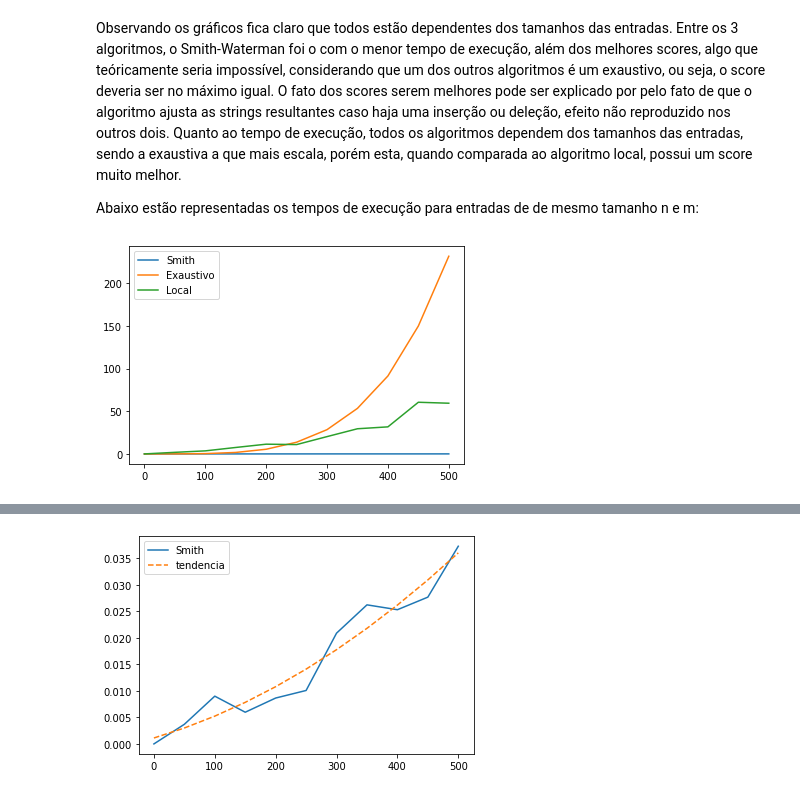
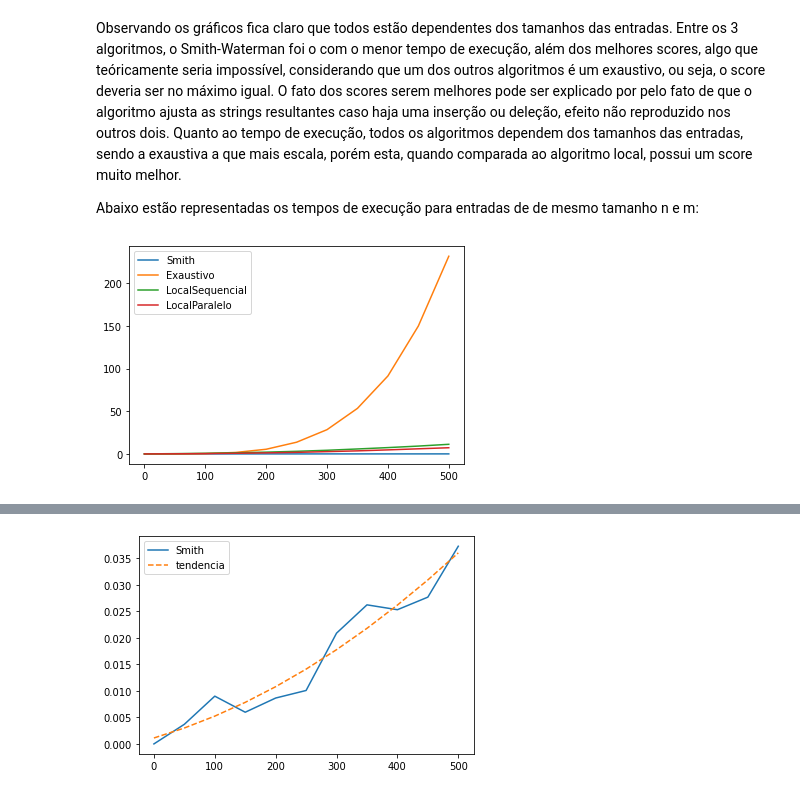
Before and after one commit to lucaskf1996/DnaAlignmentAlgorithmComparison, a Jupyter notebook: DnaAnalysis.ipynb, the cells around one changed output, grey strips where cells are left out. Saved outputs shown, nothing was run; the diff lists cells and outputs as text; code cells hidden in the pictures.

Commit message:
local algo done

```diff
--- a/DnaAnalysis.ipynb
+++ b/DnaAnalysis.ipynb
@@ -85,12 +93,18 @@ for i in files:
     if 'smith' in i:
         with open('./resultados/'+i) as f:
             smith = f.read()
-    if 'random2' in i:
+    if 'randomSequential2' in i:
         with open('./resultados/'+i) as f:
-            random2 = f.read()
-    if 'random1' in i:
+            randomSequential2 = f.read()
+    if 'randomSequential1' in i:
         with open('./resultados/'+i) as f:
-            random1 = f.read()
+            randomSequential1 = f.read()
+    if 'randomParallel1' in i:
+        with open('./resultados/'+i) as f:
+            randomParallel1 = f.read()
+    if 'randomParallel2' in i:
+        with open('./resultados/'+i) as f:
+            randomParallel2 = f.read()
     if 'exaustivo' in i:
         with open('./resultados/'+i) as f:
             exaustivo = f.read()
@@ -100,19 +114,23 @@ for i in files:
     if 'teste2' in i:
         with open('./resultados/'+i) as f:
             teste2 = f.read()
-resultados = {"smith":[0 for x in range(10)], "random":[0 for x in range(10)], "exaustivo":[0 for x in range(10)], "teste1":[0 for x in range(10)], "teste2":[0 for x in range(10)]}
+resultados = {"smith":[0 for x in range(10)], "randomSequential":[0 for x in range(10)], "randomParallel":[0 for x in range(10)], "exaustivo":[0 for x in range(10)], "teste1":[0 for x in range(10)], "teste2":[0 for x in range(10)]}
 
 smith = smith.split('\n')
-random2 = random2.split('\n')
-random1 = random1.split('\n')
+randomSequential2 = randomSequential2.split('\n')
+randomSequential1 = randomSequential1.split('\n')
+randomParallel2 = randomParallel2.split('\n')
+randomParallel1 = randomParallel1.split('\n')
 exaustivo = exaustivo.split('\n')
 teste1 = teste1.split('\n')
 teste2 = teste2.split('\n')
 
 
 smith = [float(x) for x in smith]
-random2 = [float(x) for x in random2]
-random1 = [float(x) for x in random1]
+randomSequential2 = [float(x) for x in randomSequential2]
+randomSequential1 = [float(x) for x in randomSequential1]
+randomParallel2 = [float(x) for x in randomParallel2]
+randomParallel1 = [float(x) for x in randomParallel1]
 exaustivo = [float(x) for x in exaustivo]
 teste1 = [float(x) for x in teste1]
 teste2 = [float(x) for x in teste2]
@@ -123,7 +141,8 @@ i=0
 while i < len(smith):
     # print(i)
     resultados["smith"].append((smith[i]+smith[i+1])/2)
-    resultados["random"].append((random1[i]+random1[i+1]+random2[i]+random2[i+1])/4)
+    resultados["randomSequential"].append((randomSequential1[i]+randomSequential1[i+1]+randomSequential2[i]+randomSequential2[i+1])/4)
+    resultados["randomParallel"].append((randomParallel1[i]+randomParallel1[i+1]+randomParallel2[i]+randomParallel2[i+1])/4)
     resultados["exaustivo"].append((exaustivo[i]+exaustivo[i+1])/2)
     resultados["teste1"].append((teste1[i]+teste1[i+1])/2)
     resultados["teste2"].append((teste2[i]+teste2[i+1])/2)
@@ -133,7 +152,8 @@ index = len(resultados["exaustivo"])-10
 
 while index>=0:
     resultados["exaustivo"].insert(index, 0)
-    resultados["random"].insert(index, 0)
+    resultados["randomSequential"].insert(index, 0)
+    resultados["randomParallel"].insert(index, 0)
     resultados["smith"].insert(index, 0)
     resultados["teste1"].insert(index, 0)
     resultados["teste2"].insert(index, 0)
@@ -143,7 +163,8 @@ x = np.linspace(0, 500, 11)
 y = np.linspace(0, 500, 11)
 
 resultados["exaustivo"] = np.resize(resultados["exaustivo"], (11,11))
-resultados["random"] = np.resize(resultados["random"], (11,11))
+resultados["randomSequential"] = np.resize(resultados["randomSequential"], (11,11))
+resultados["randomParallel"] = np.resize(resultados["randomParallel"], (11,11))
 resultados["smith"] = np.resize(resultados["smith"], (11,11))
 resultados["teste1"] = np.resize(resultados["teste1"], (11,11))
 resultados["teste2"] = np.resize(resultados["teste2"], (11,11))
@@ -243,11 +280,13 @@ Abaixo estão representadas os tempos de execução para entradas de de mesmo ta
 # %%
 resultados2dSmith = [resultados["smith"][x,x] for x in range(0,11)]
 resultados2dExaustivo = [resultados["exaustivo"][x,x] for x in range(0,11)]
-resultados2dRandom = [resultados["random"][x,x] for x in range(0,11)]
+resultados2dRandomSequencial = [resultados["randomSequential"][x,x] for x in range(0,11)]
+resultados2dRandomParalelo = [resultados["randomParallel"][x,x] for x in range(0,11)]
 plt.plot(x, resultados2dSmith, label = "Smith")
 plt.plot(x, resultados2dExaustivo, label = "Exaustivo")
-plt.plot(x, resultados2dRandom, label = "Local")
+plt.plot(x, resultados2dRandomSequencial, label = "LocalSequencial")
+plt.plot(x, resultados2dRandomParalelo, label = "LocalParalelo")
 plt.legend()
 plt.show()
 # %% [output]
-[figure, old version]
+[figure, new version]
```
Also changed, not shown: parts of 9 cells of this notebook, 15 other files.
